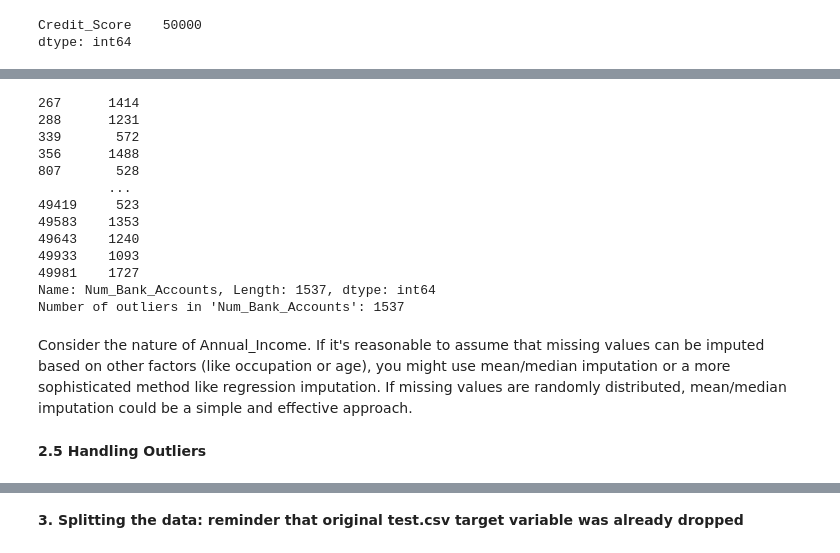
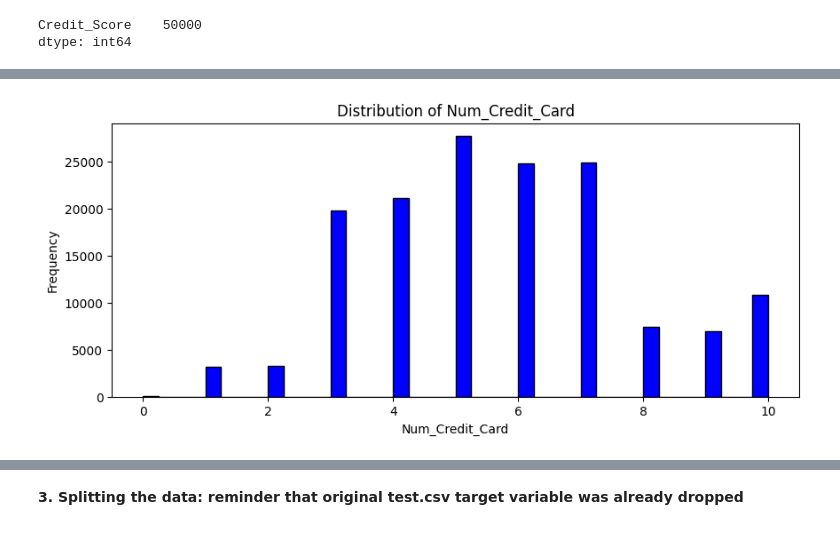
Before and after one commit to astronaut505/Credit-or-crisis, a Jupyter notebook: CreditScoreClassification2.ipynb, the cells around one changed output, grey strips where cells are left out. Saved outputs shown, nothing was run; the diff lists cells and outputs as text; code cells hidden in the pictures.

```diff
--- a/CreditScoreClassification2.ipynb
+++ b/CreditScoreClassification2.ipynb
@@ -567,31 +531,0 @@ plt.show()
-# %%
-# Define the upper bound based on a realistic maximum or a high percentile
-upper_bound = df['Num_Bank_Accounts'].quantile(0.99)  # Example percentile
-
-# Display outliers where the number of bank accounts is negative or higher than the upper bound
-outliers = df[(df['Num_Bank_Accounts'] < 0) | (df['Num_Bank_Accounts'] > upper_bound)]
-print(outliers['Num_Bank_Accounts'])
-
-# Calculate the number of outliers
-num_outliers = len(outliers)
-
-print(f"Number of outliers in 'Num_Bank_Accounts': {num_outliers}")
-# %% [output]
-267      1414
-288      1231
-339       572
-356      1488
-807       528
-         ...
-49419     523
-49583    1353
-49643    1240
-49933    1093
-49981    1727
-Name: Num_Bank_Accounts, Length: 1537, dtype: int64
-Number of outliers in 'Num_Bank_Accounts': 1537
-# %% [markdown]
-Consider the nature of Annual_Income. If it's reasonable to assume that missing values can be imputed based on other factors (like occupation or age), you might use mean/median imputation or a more sophisticated method like regression imputation.
-If missing values are randomly distributed, mean/median imputation could be a simple and effective approach.
-# %% [markdown]
-**2.5 Handling Outliers**
@@ -630,0 +532,17 @@ df['Delay_from_due_date'].isnull().sum()
+# %%
+import matplotlib.pyplot as plt
+
+# Define the upper and lower limits
+upper_limit = df['Num_Credit_Card'].quantile(0.95)  # For extreme outliers
+lower_limit = 0  # Minimum realistic value
+
+df['Num_Credit_Card'] = df['Num_Credit_Card'].apply(lambda x: min(max(x, lower_limit), upper_limit))
+
+plt.figure(figsize=(10, 4))
+plt.hist(df['Num_Credit_Card'], bins=40, color='blue', edgecolor='black')
+plt.title('Distribution of Num_Credit_Card')
+plt.xlabel('Num_Credit_Card')
+plt.ylabel('Frequency')
+plt.show()
+# %% [output]
+[figure, added]
```
Also changed, not shown: parts of 26 cells of this notebook.
